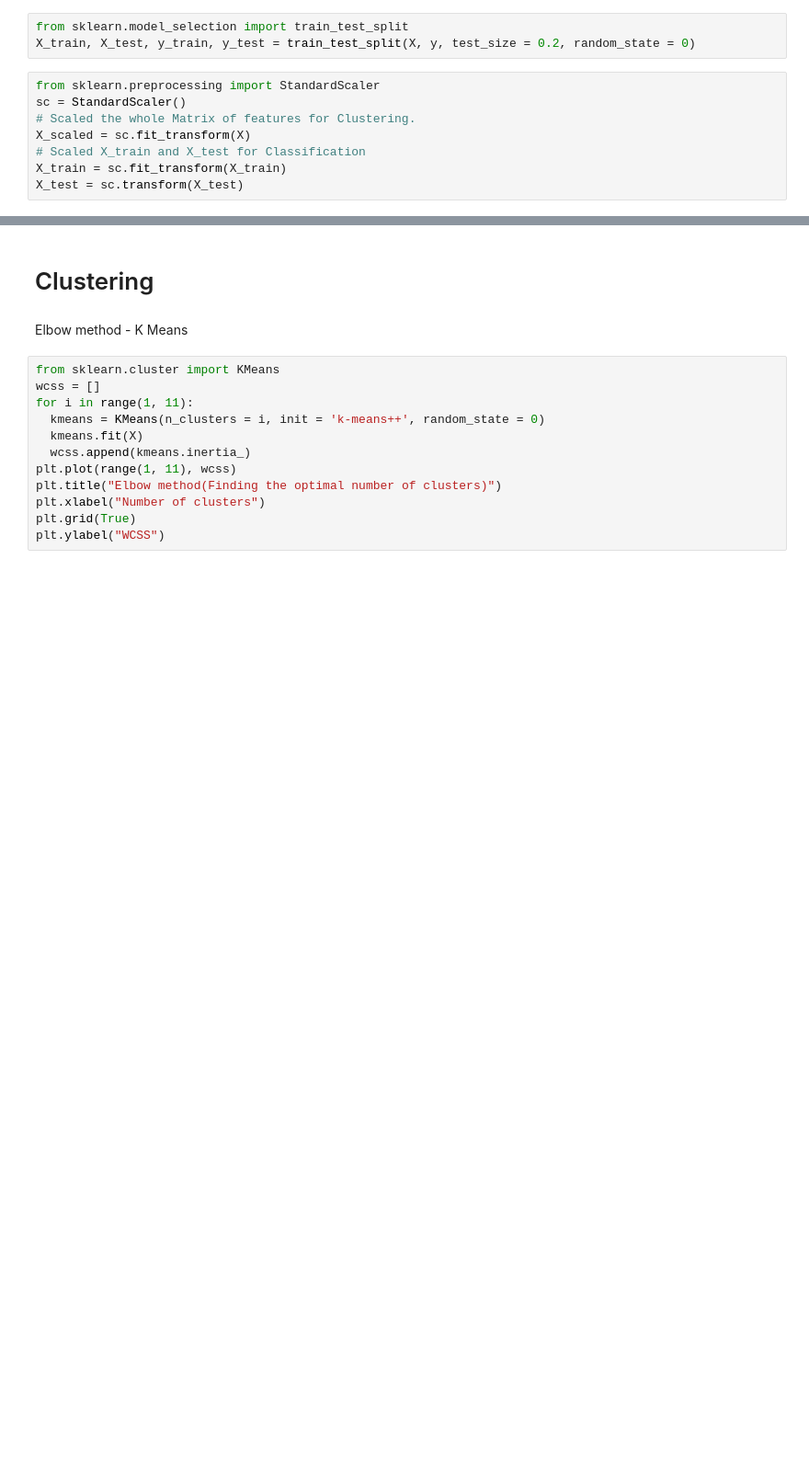
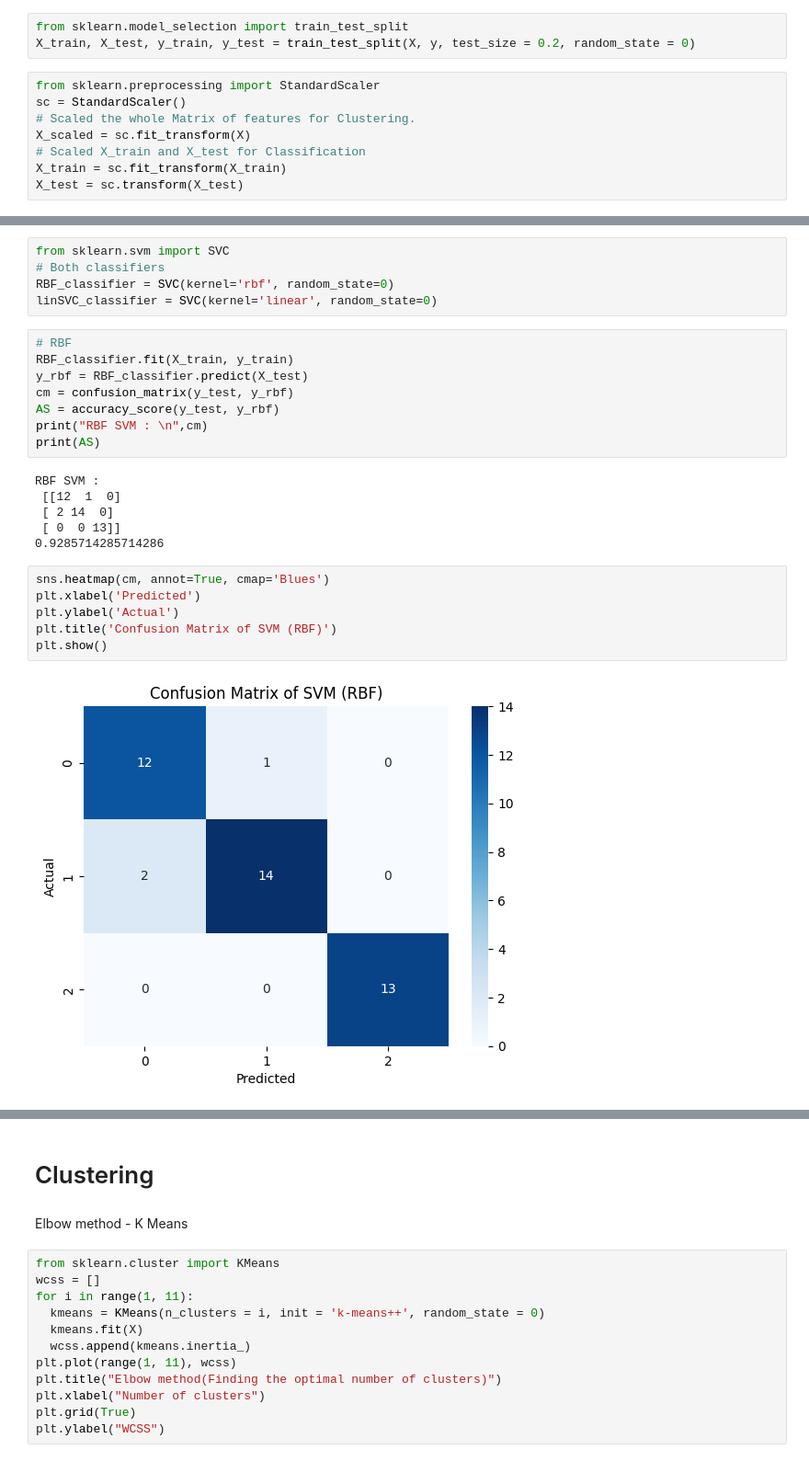
Before and after one commit to severussnape19/Machine_learning, a Jupyter notebook: seeds/seeds.ipynb, the cells around one changed output, grey strips where cells are left out. Shown at 92% size. Drawn from its saved outputs; the diff is of its cells as text; blank space fills up the shorter version.

```diff
--- a/seeds/seeds.ipynb
+++ b/seeds/seeds.ipynb
@@ -115,0 +119,27 @@ plt.show()
+# %%
+from sklearn.svm import SVC
+# Both classifiers
+RBF_classifier = SVC(kernel='rbf', random_state=0)
+linSVC_classifier = SVC(kernel='linear', random_state=0)
+# %%
+# RBF
+RBF_classifier.fit(X_train, y_train)
+y_rbf = RBF_classifier.predict(X_test)
+cm = confusion_matrix(y_test, y_rbf)
+AS = accuracy_score(y_test, y_rbf)
+print("RBF SVM : \n",cm)
+print(AS)
+# %% [output]
+RBF SVM :
+ [[12  1  0]
+ [ 2 14  0]
+ [ 0  0 13]]
+0.9285714285714286
+# %%
+sns.heatmap(cm, annot=True, cmap='Blues')
+plt.xlabel('Predicted')
+plt.ylabel('Actual')
+plt.title('Confusion Matrix of SVM (RBF)')
+plt.show()
+# %% [output]
+[figure, added]
```
Also changed, not shown: parts of 7 cells of this notebook.
